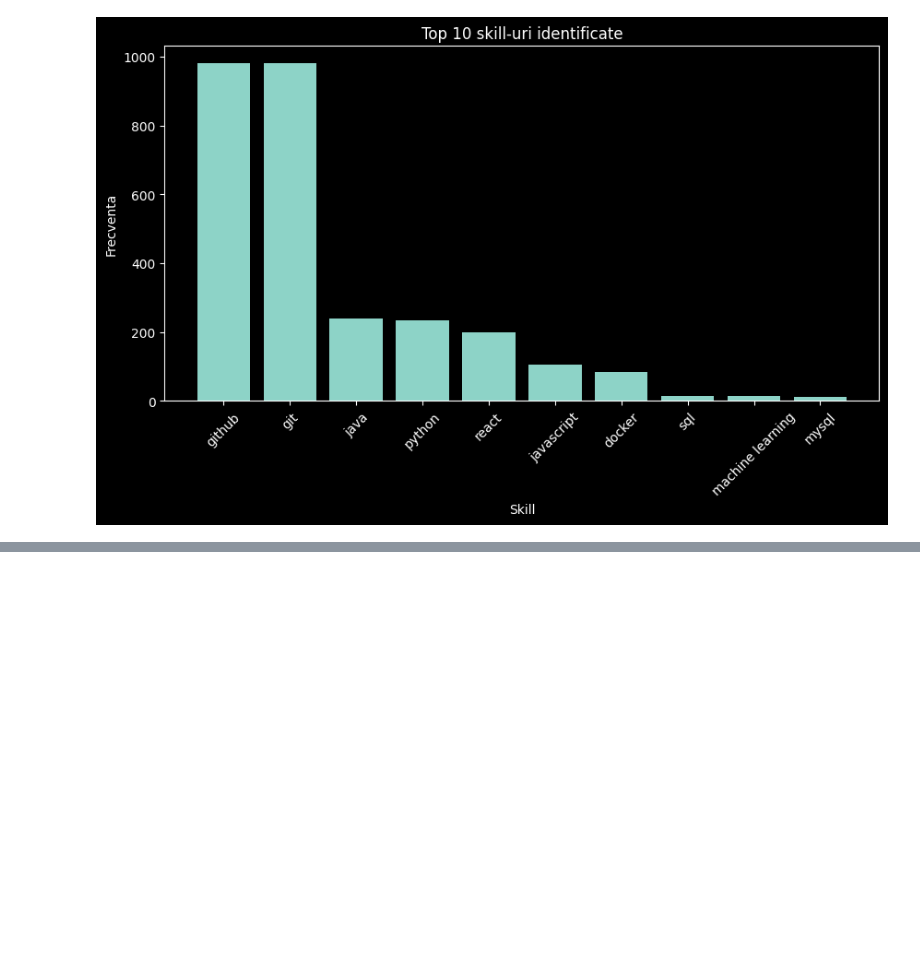
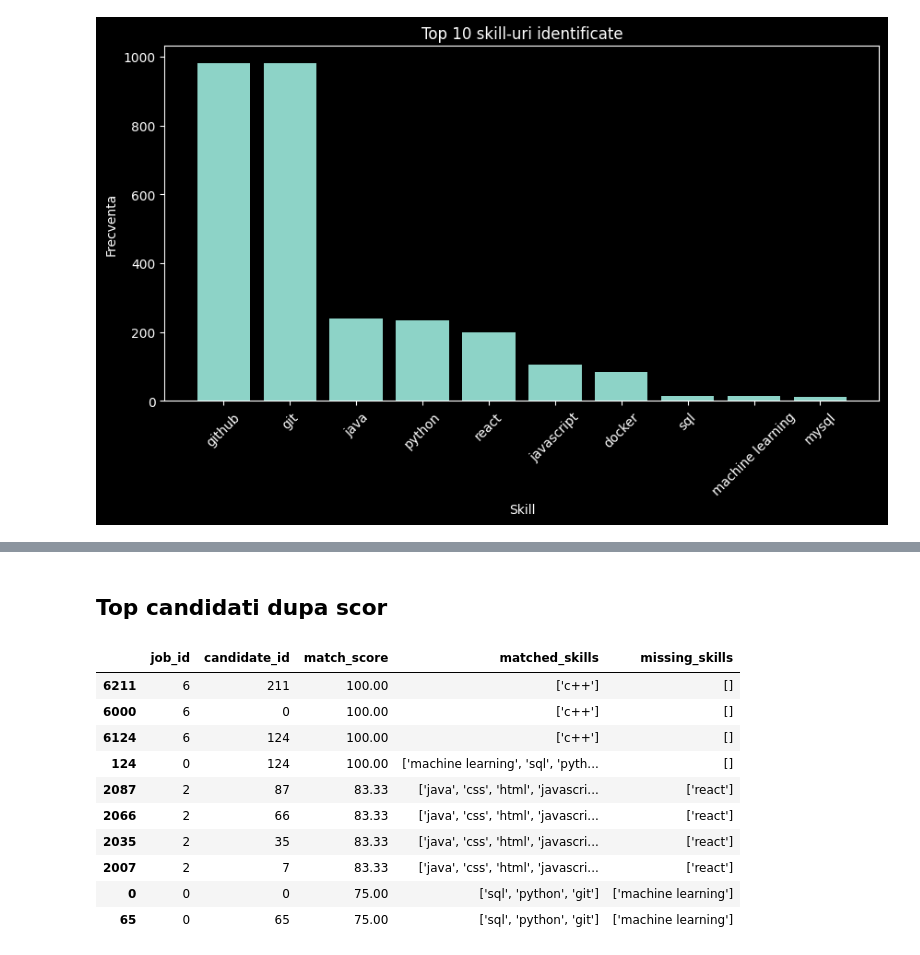
Before and after one commit to victor-moga30/cv-parsing-hr-assistant, a Jupyter notebook: amalia_analiza_date.ipynb, the cells around one changed output, grey strips where cells are left out. Cells and saved outputs as stored; diff of their text form; code cells hidden in the pictures; blank space fills up the shorter version.

```diff
--- a/amalia_analiza_date.ipynb
+++ b/amalia_analiza_date.ipynb
@@ -121,0 +165,24 @@ plt.show()
+# %% [markdown]
+## Top candidati dupa scor
+# %%
+top_matches = matching_df.sort_values(by="match_score", ascending=False).head(10)
+
+top_matches[[
+    "job_id",
+    "candidate_id",
+    "match_score",
+    "matched_skills",
+    "missing_skills"
+]]
+# %% [output]
+|  | job_id | candidate_id | match_score | matched_skills | missing_skills |
+| 6211 | 6 | 211 | 100.00 | ['c++'] | [] |
+| 6000 | 6 | 0 | 100.00 | ['c++'] | [] |
+| 6124 | 6 | 124 | 100.00 | ['c++'] | [] |
+| 124 | 0 | 124 | 100.00 | ['machine learning', 'sql', 'pyth... | [] |
+| 2087 | 2 | 87 | 83.33 | ['java', 'css', 'html', 'javascri... | ['react'] |
+| 2066 | 2 | 66 | 83.33 | ['java', 'css', 'html', 'javascri... | ['react'] |
+| 2035 | 2 | 35 | 83.33 | ['java', 'css', 'html', 'javascri... | ['react'] |
+| 2007 | 2 | 7 | 83.33 | ['java', 'css', 'html', 'javascri... | ['react'] |
+| 0 | 0 | 0 | 75.00 | ['sql', 'python', 'git'] | ['machine learning'] |
+| 65 | 0 | 65 | 75.00 | ['sql', 'python', 'git'] | ['machine learning'] |
```
Also changed, not shown: parts of 9 cells of this notebook.
